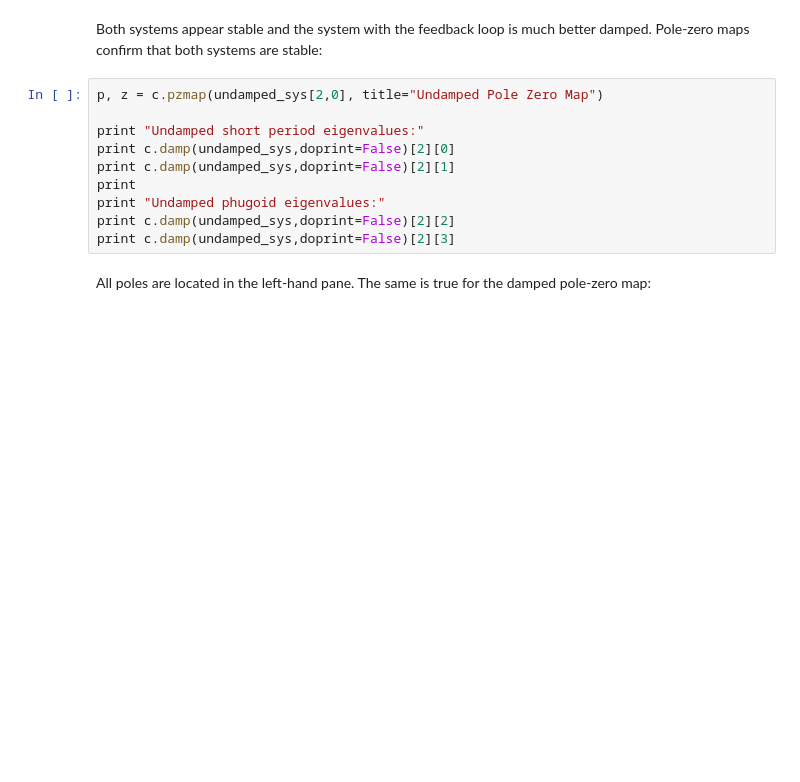
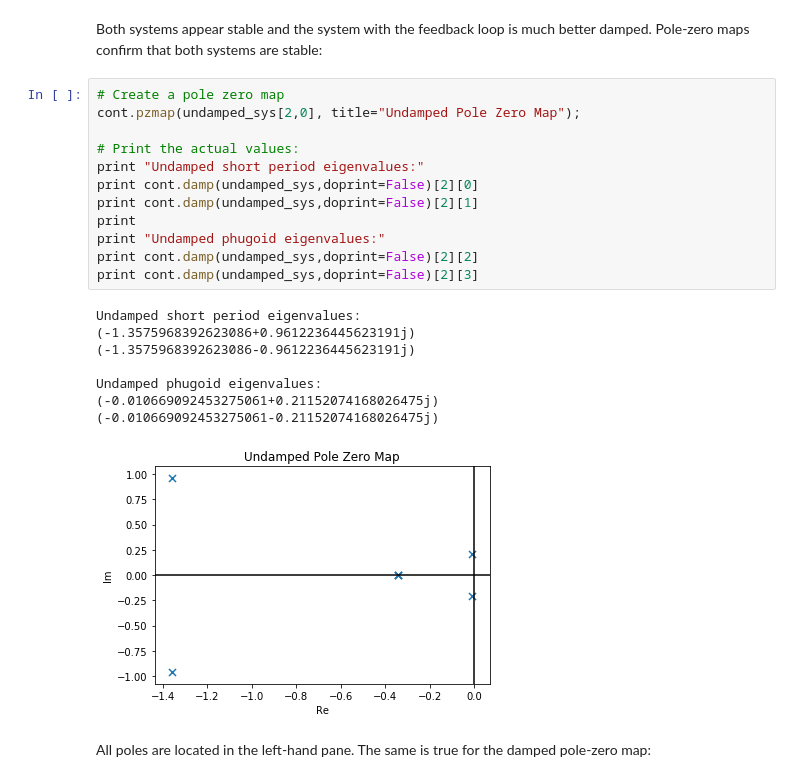
Before and after one commit to jknobbout/stochastic_practical, a Jupyter notebook: Code Notebook.ipynb, the cells around one changed output. Drawn from its saved outputs; the diff is of its cells as text; blank space fills up the shorter version.

```diff
--- a/Code Notebook.ipynb
+++ b/Code Notebook.ipynb
@@ -101,15 +128,26 @@ plt.show()
 # %% [markdown]
 Both systems appear stable and the system with the feedback loop is much better damped. Pole-zero maps confirm that both systems are stable:
 # %%
-p, z = c.pzmap(undamped_sys[2,0], title="Undamped Pole Zero Map")
+# Create a pole zero map
+cont.pzmap(undamped_sys[2,0], title="Undamped Pole Zero Map");
 
+# Print the actual values:
 print "Undamped short period eigenvalues:"
-print c.damp(undamped_sys,doprint=False)[2][0]
-print c.damp(undamped_sys,doprint=False)[2][1]
+print cont.damp(undamped_sys,doprint=False)[2][0]
+print cont.damp(undamped_sys,doprint=False)[2][1]
 print
 print "Undamped phugoid eigenvalues:"
-print c.damp(undamped_sys,doprint=False)[2][2]
-print c.damp(undamped_sys,doprint=False)[2][3]
+print cont.damp(undamped_sys,doprint=False)[2][2]
+print cont.damp(undamped_sys,doprint=False)[2][3]
+# %% [output]
+Undamped short period eigenvalues:
+(-1.3575968392623086+0.9612236445623191j)
+(-1.3575968392623086-0.9612236445623191j)
+
+Undamped phugoid eigenvalues:
+(-0.010669092453275061+0.21152074168026475j)
+(-0.010669092453275061-0.21152074168026475j)
+[figure, added]
 # %% [markdown]
 All poles are located in the left-hand pane. The same is true for the damped pole-zero map:
 # %%
```
Also changed, not shown: parts of 35 cells of this notebook, 2 other files.
